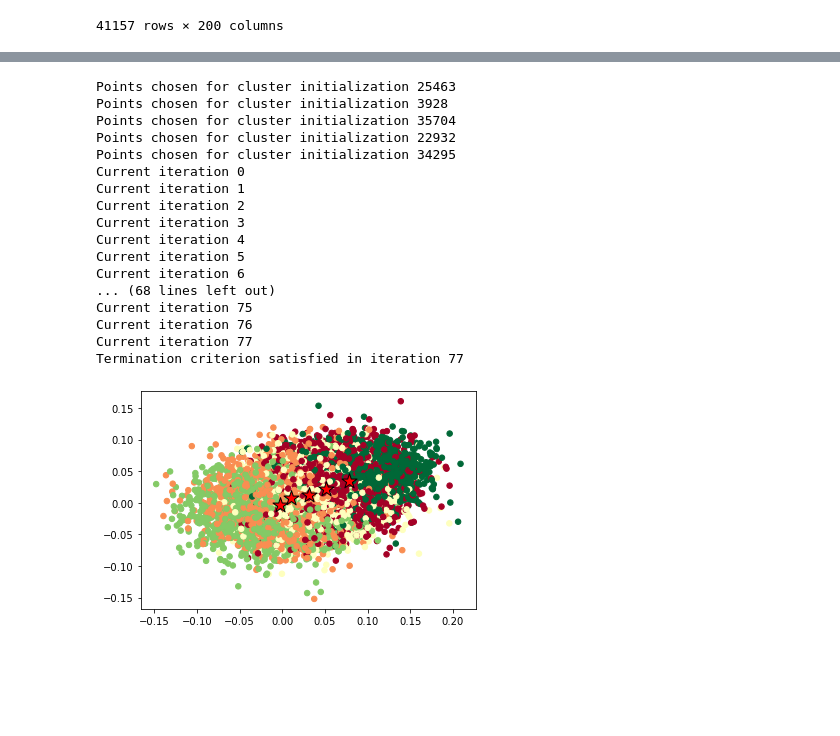
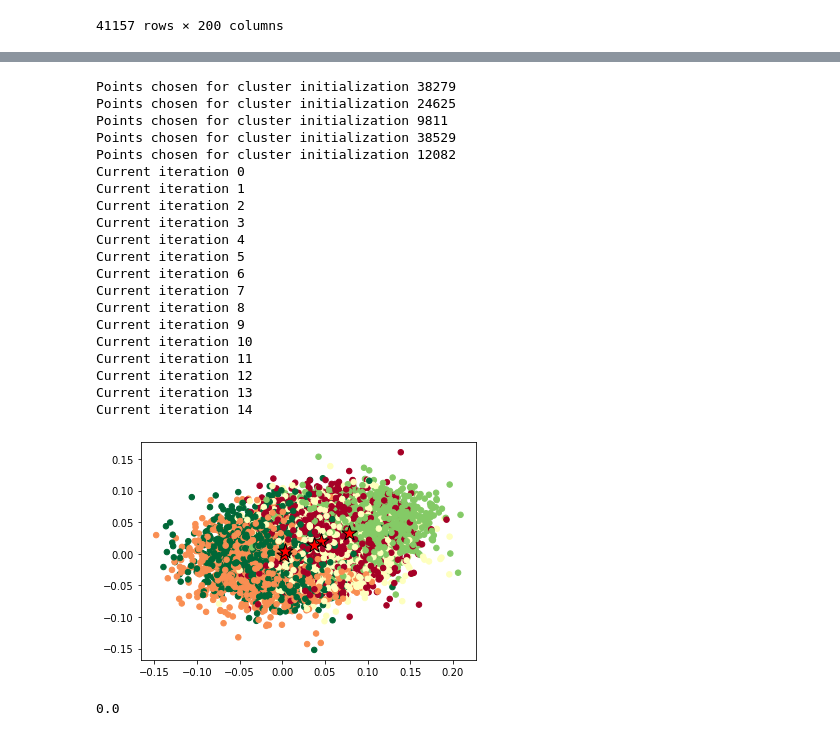
Before and after one commit to Kerman-Sanjuan/Covid19-Tweet-Text-Clustering, a Jupyter notebook: KMeans Updated.ipynb, the cells around one changed output, grey strips where cells are left out. Saved outputs shown, nothing was run; the diff lists cells and outputs as text; code cells hidden in the pictures; blank space fills up the shorter version.

```diff
--- a/KMeans Updated.ipynb
+++ b/KMeans Updated.ipynb
@@ -35,7 +42,7 @@ X = df.to_numpy()
 k  = 5
 
 #Number if iterations till convergence n_iter
-n_iter = 100
+n_iter = 15
 # %%
 #Initialize k random centroides. Centroids can not be inizialized on the same point.
 def inizialize_centroids(X, k):
@@ -88,39 +124,44 @@ def plot_fig(X, y_pred, centroids):
 # %%
 centroids = inizialize_centroids(X, k)
 
 for i in range(n_iter):
     print(f"Current iteration {i}")
     clusters = assign_cluster(X, centroids, k)
     prev_centroids = centroids
     centroids = determine_new_centroids(k, clusters, X)
 
     diff = centroids - prev_centroids
 
     if not diff.any():
         print(f"Termination criterion satisfied in iteration {i}")
         break
 
 # Get label predictions
 y_pred = predict_cluster(clusters, X)
 
-
 plot_fig(X, y_pred, centroids)
+#plot_fig(tsne_results, y_pred, centroids)
+dunn_index(X, centroids, clusters)
 # %% [output]
-Points chosen for cluster initialization 25463
-Points chosen for cluster initialization 3928
-Points chosen for cluster initialization 35704
-Points chosen for cluster initialization 22932
-Points chosen for cluster initialization 34295
+Points chosen for cluster initialization 38279
+Points chosen for cluster initialization 24625
+Points chosen for cluster initialization 9811
+Points chosen for cluster initialization 38529
+Points chosen for cluster initialization 12082
 Current iteration 0
 Current iteration 1
 Current iteration 2
 Current iteration 3
 Current iteration 4
 Current iteration 5
 Current iteration 6
-... (68 lines left out)
-Current iteration 75
-Current iteration 76
-Current iteration 77
-Termination criterion satisfied in iteration 77
+Current iteration 7
+Current iteration 8
+Current iteration 9
+Current iteration 10
+Current iteration 11
+Current iteration 12
+Current iteration 13
+Current iteration 14
-[figure, old version]
+[figure, new version]
+0.0
```
Also changed, not shown: parts of 9 cells of this notebook.
